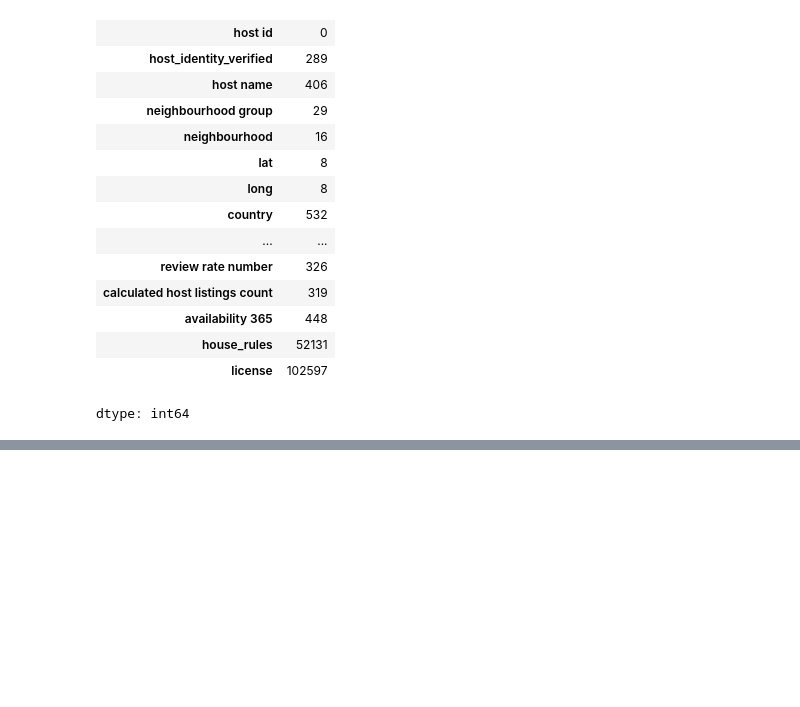
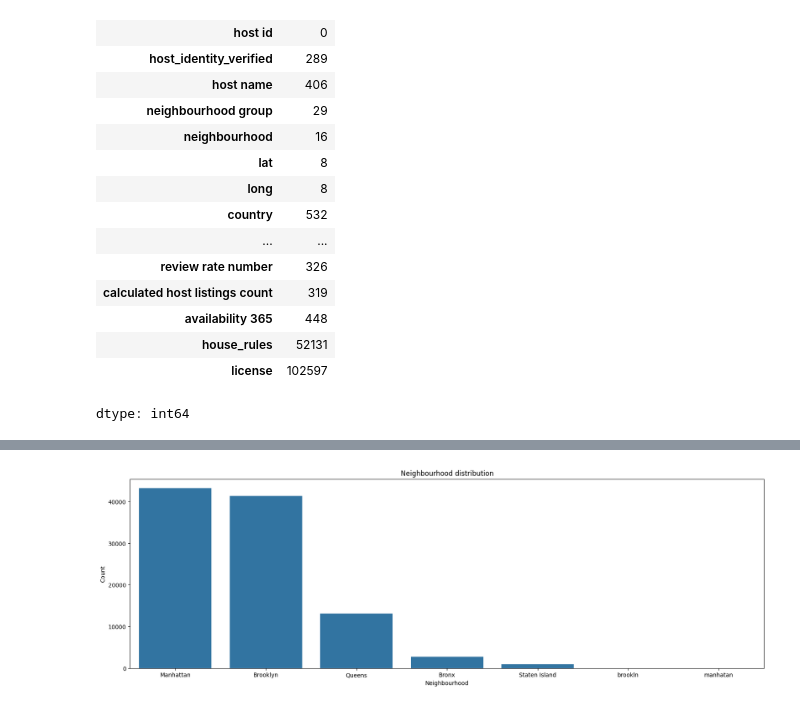
Before and after one commit to anishraj-38/Python, a Jupyter notebook: AirBnb.ipynb, the cells around one changed output, grey strips where cells are left out. Drawn from its saved outputs; the diff is of its cells as text; code cells hidden in the pictures; blank space fills up the shorter version.

```diff
--- a/AirBnb.ipynb
+++ b/AirBnb.ipynb
@@ -78,0 +237,9 @@ dtype: int64
+# %%
+plt.figure(figsize=(20,6))
+sns.countplot(x='neighbourhood group',order=df['neighbourhood group'].value_counts().index,data=df)
+plt.title('Neighbourhood distribution')
+plt.xlabel('Neighbourhood')
+plt.ylabel('Count')
+plt.show()
+# %% [output]
+[figure, added]
```
Also changed, not shown: parts of 19 cells of this notebook.
